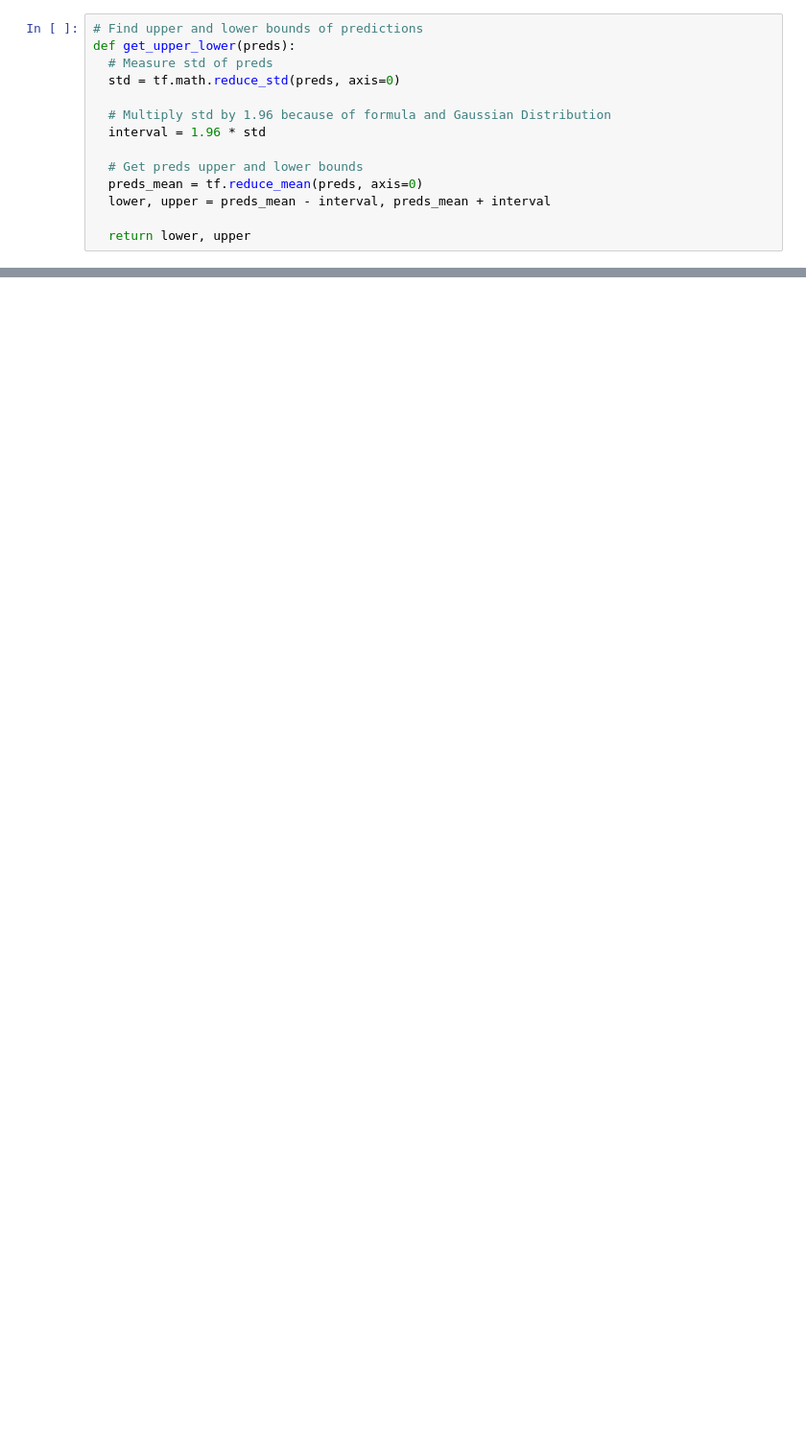
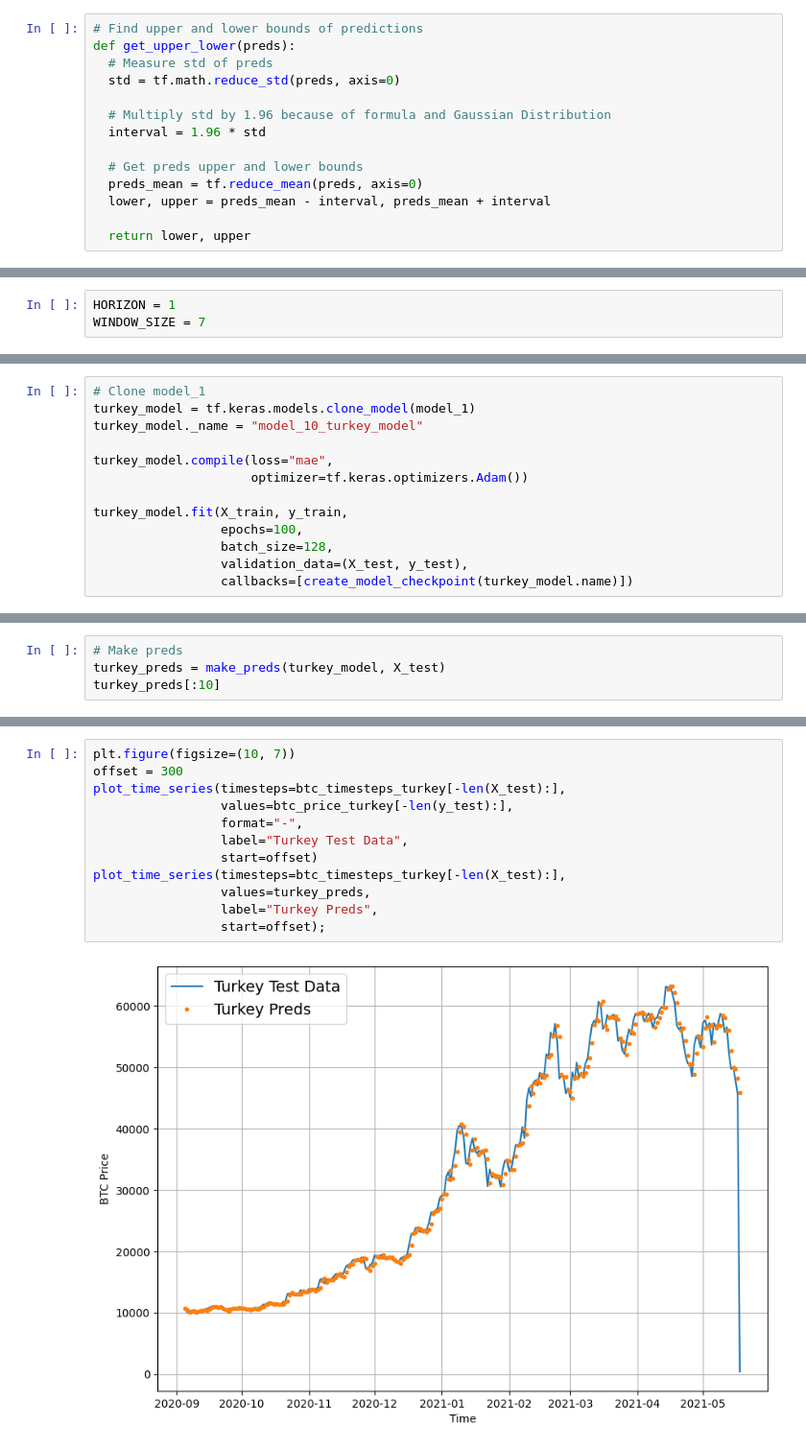
Before and after one commit to random-words/colab-notebooks, a Jupyter notebook: 10__time_series_forecasting.ipynb, the cells around one changed output, grey strips where cells are left out. Shown at 96% size. Cells and saved outputs as stored; diff of their text form; blank space fills up the shorter version.

```diff
--- a/10__time_series_forecasting.ipynb
+++ b/10__time_series_forecasting.ipynb
@@ -1965,0 +2213,3 @@ plt.legend(loc="upper left", fontsize=14);
+# %%
+HORIZON = 1
+WINDOW_SIZE = 7
@@ -1965,0 +2228,13 @@ plt.legend(loc="upper left", fontsize=14);
+# %%
+# Clone model_1
+turkey_model = tf.keras.models.clone_model(model_1)
+turkey_model._name = "model_10_turkey_model"
+
+turkey_model.compile(loss="mae",
+                     optimizer=tf.keras.optimizers.Adam())
+
+turkey_model.fit(X_train, y_train,
+                 epochs=100,
+                 batch_size=128,
+                 validation_data=(X_test, y_test),
+                 callbacks=[create_model_checkpoint(turkey_model.name)])
@@ -1965,0 +2273,4 @@ plt.legend(loc="upper left", fontsize=14);
+# %%
+# Make preds
+turkey_preds = make_preds(turkey_model, X_test)
+turkey_preds[:10]
@@ -1965,0 +2301,14 @@ plt.legend(loc="upper left", fontsize=14);
+# %%
+plt.figure(figsize=(10, 7))
+offset = 300
+plot_time_series(timesteps=btc_timesteps_turkey[-len(X_test):],
+                 values=btc_price_turkey[-len(y_test):],
+                 format="-",
+                 label="Turkey Test Data",
+                 start=offset)
+plot_time_series(timesteps=btc_timesteps_turkey[-len(X_test):],
+                 values=turkey_preds,
+                 label="Turkey Preds",
+                 start=offset);
+# %% [output]
+[figure, added]
```
Also changed, not shown: parts of 93 cells of this notebook.
